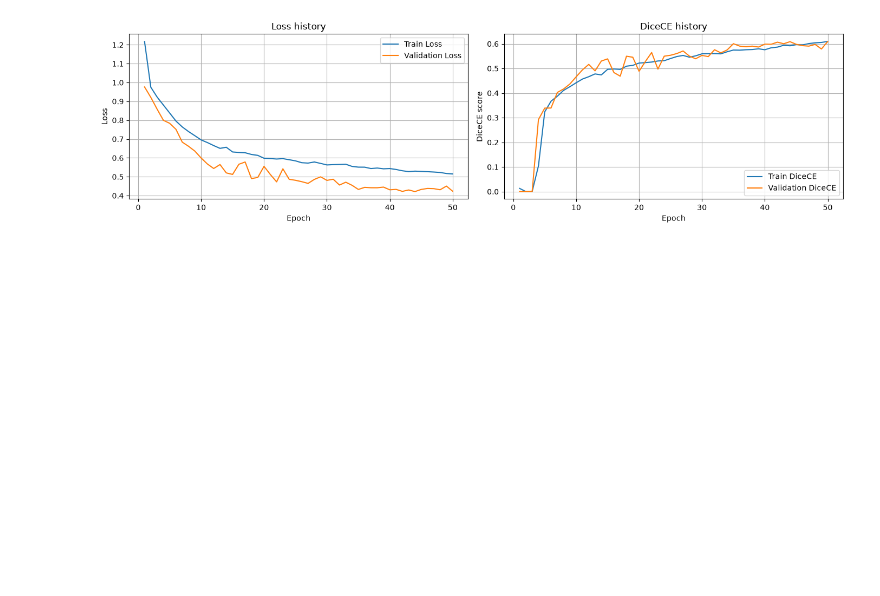
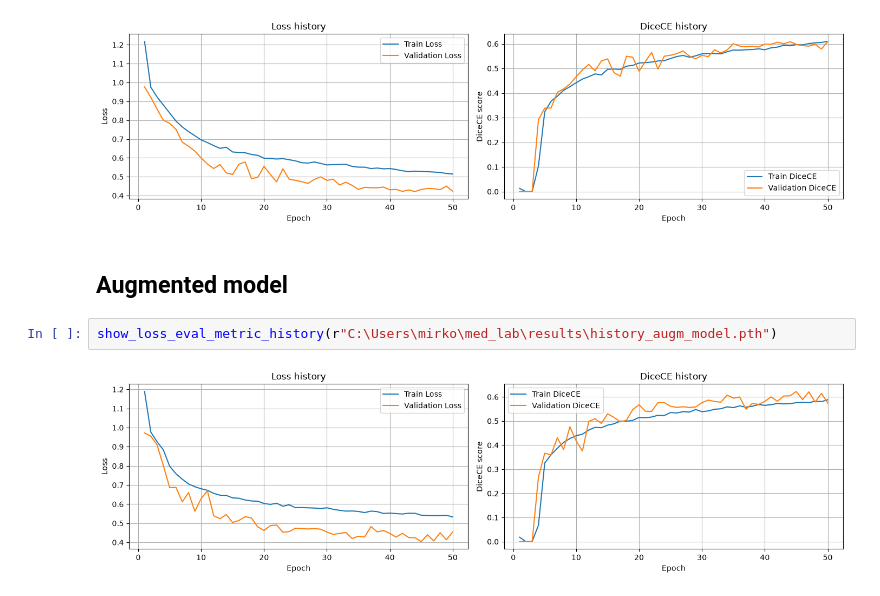
Before and after one commit to mkdib1/med_lab, a Jupyter notebook: notebook/main.ipynb, the cells around one changed output. Saved outputs shown, nothing was run; the diff lists cells and outputs as text; blank space fills up the shorter version.

```diff
--- a/notebook/main.ipynb
+++ b/notebook/main.ipynb
@@ -505,3 +512,9 @@ Test Dice:            0.2060
 show_loss_eval_metric_history(r"C:\Users\mirko\med_lab\results\history_simple_model.pth")
 # %% [output]
 [figure]
+# %% [markdown]
+## Augmented model
+# %%
+show_loss_eval_metric_history(r"C:\Users\mirko\med_lab\results\history_augm_model.pth")
+# %% [output]
+[figure, added]
```
Also changed, not shown: parts of 22 cells of this notebook, 1 other file.
